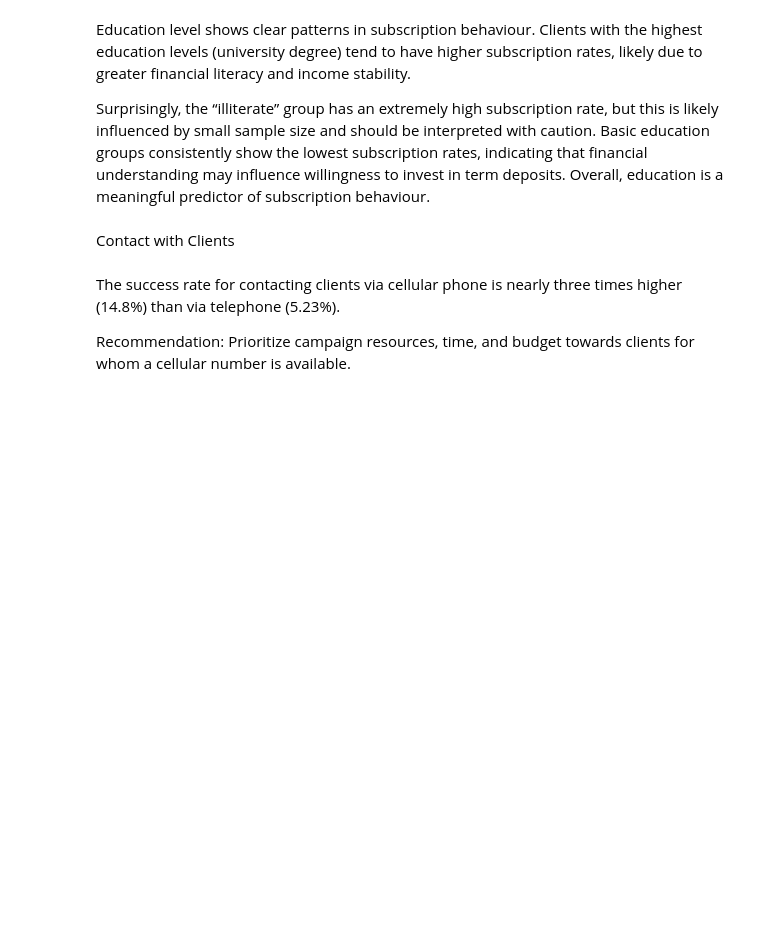
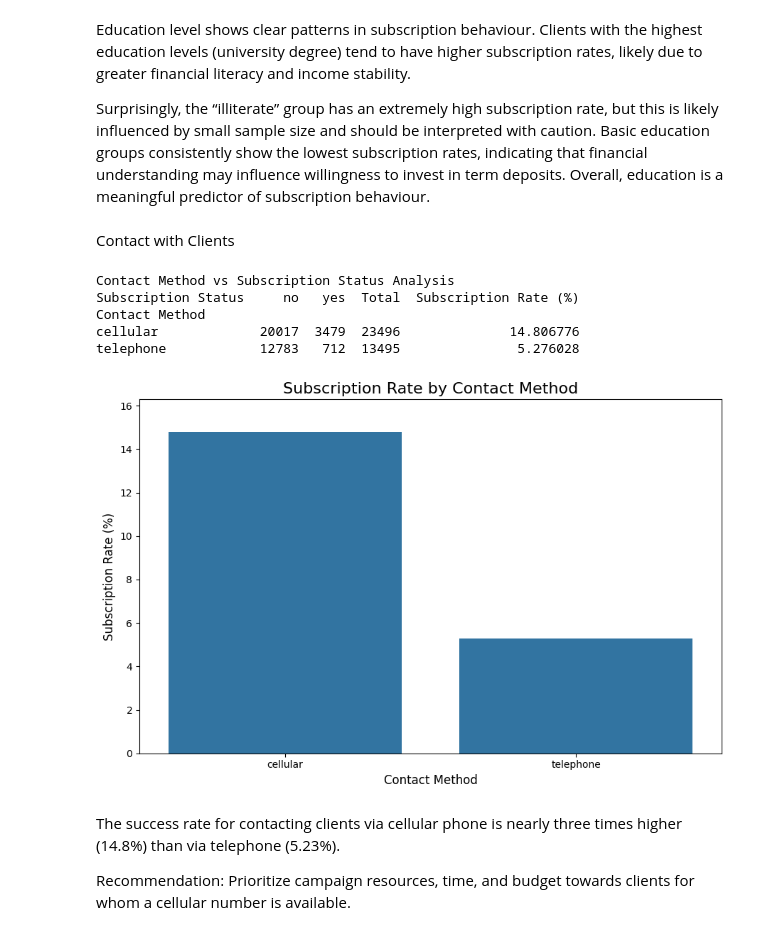
Before and after one commit to kjjuan/doo-koo-thong, a Jupyter notebook: egt309/notebooks/eda.ipynb, the cells around one changed output. Drawn from its saved outputs; the diff is of its cells as text; code cells hidden in the pictures; blank space fills up the shorter version.

```diff
--- a/egt309/notebooks/eda.ipynb
+++ b/egt309/notebooks/eda.ipynb
@@ -707,28 +735,35 @@ Contact with Clients
 # %%
 feature_col_cm = 'Contact Method'
 print(f"{feature_col_cm} vs {target_col} Analysis ")
 
 #Calculation
-contact_analysis = df_filled.groupby([feature_col_cm, target_col]).size().unstack(fill_value=0)
+contact_analysis = df_cleaned.groupby([feature_col_cm, target_col]).size().unstack(fill_value=0)
 contact_analysis['Total'] = contact_analysis['no'] + contact_analysis['yes']
 if 'yes' in contact_analysis.columns:
     contact_analysis['Subscription Rate (%)'] = (contact_analysis['yes'] / contact_analysis['Total']) * 100
 else:
     contact_analysis['Subscription Rate (%)'] = 0
 contact_analysis = contact_analysis.sort_values(by='Subscription Rate (%)', ascending=False)
 print(contact_analysis)
 
 #Plotting
 plt.figure(figsize=(9, 6))
 sns.barplot(x=contact_analysis.index, y='Subscription Rate (%)', data=contact_analysis)
 plt.title(f'Subscription Rate by {feature_col_cm}', fontsize=16)
 plt.xlabel(f'{feature_col_cm}', fontsize=12)
 plt.ylabel('Subscription Rate (%)', fontsize=12)
 plt.ylim(0, contact_analysis['Subscription Rate (%)'].max() * 1.1)
 plt.xticks(rotation=0)
 plt.tight_layout()
 plt.savefig('contact_method_subscription_rate.png')
 plt.show()
+# %% [output]
+Contact Method vs Subscription Status Analysis
+Subscription Status     no   yes  Total  Subscription Rate (%)
+Contact Method
+cellular             20017  3479  23496              14.806776
+telephone            12783   712  13495               5.276028
+[figure, added]
 # %% [markdown]
 The success rate for contacting clients via cellular phone is nearly three times higher (14.8%) than via telephone (5.23%).
 
```
Also changed, not shown: parts of 22 cells of this notebook, 8 other files.
